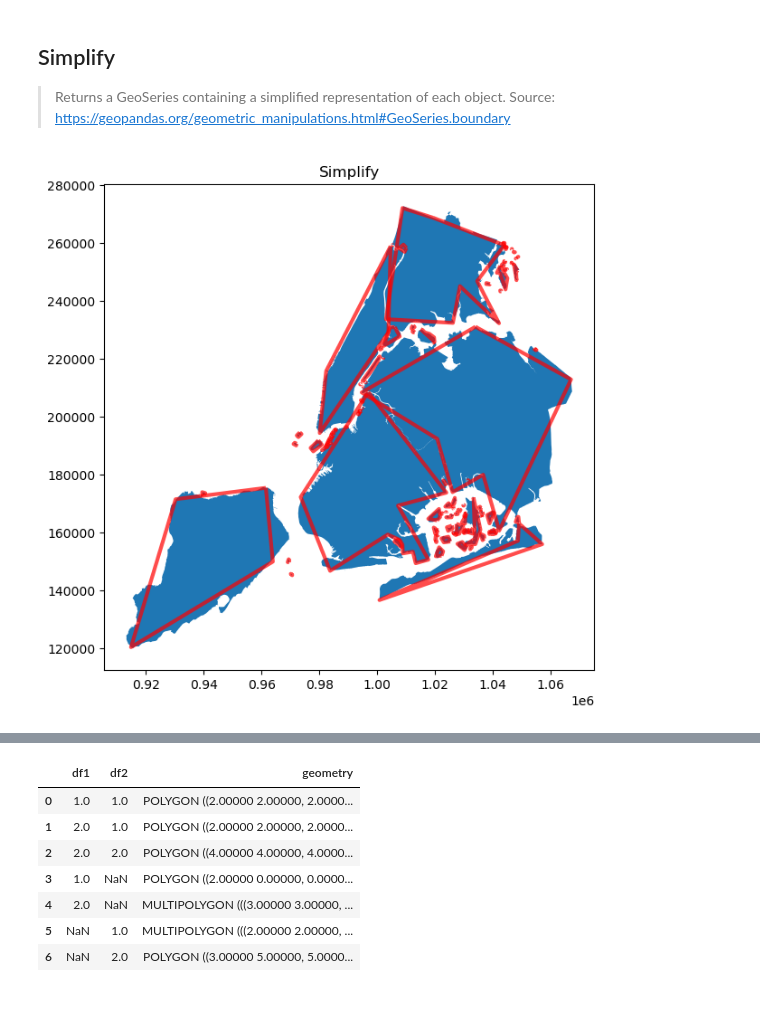
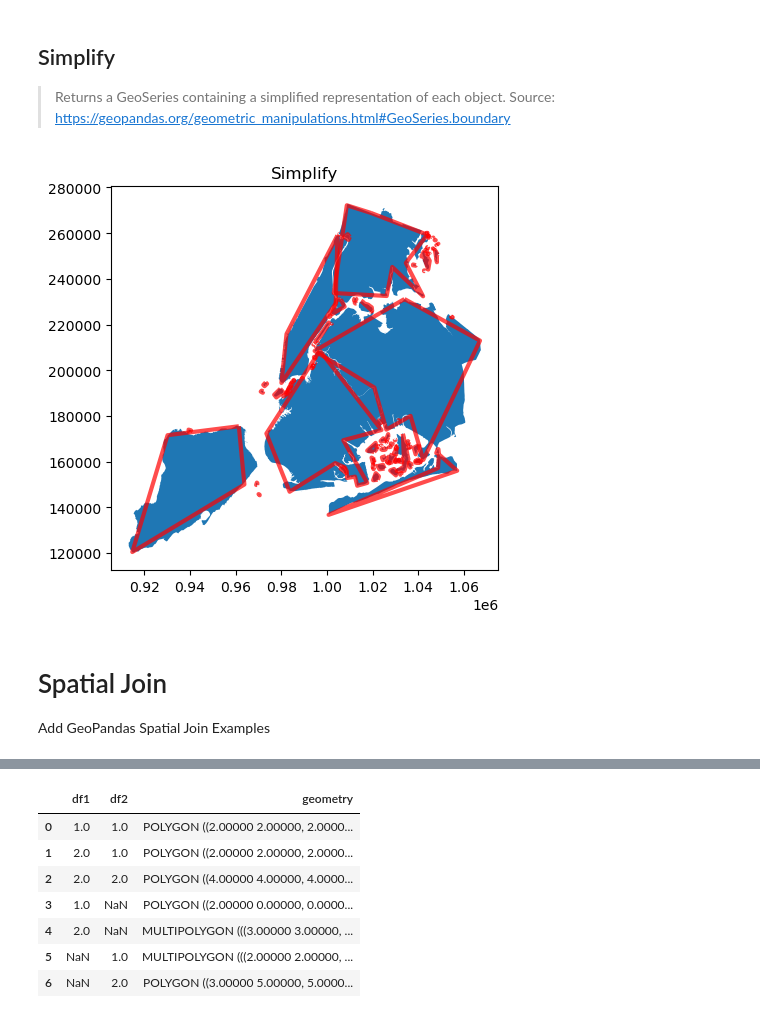
Before and after one commit to nygeog/sdsc, a Jupyter notebook: 2023-foundations-of-geospatial.ipynb, the cells around one changed output, grey strips where cells are left out. Saved outputs shown, nothing was run; the diff lists cells and outputs as text; code cells hidden in the pictures.

```diff
--- a/2023-foundations-of-geospatial.ipynb
+++ b/2023-foundations-of-geospatial.ipynb
@@ -323,27 +464,18 @@ plt.title('Envelope');
 
 > Returns a GeoSeries containing a simplified representation of each object. Source: https://geopandas.org/geometric_manipulations.html#GeoSeries.boundary
 # %%
-fig, ax = plt.subplots(figsize=(7, 7))
+fig, ax = plt.subplots(figsize=(5, 5))
+gdf.plot(ax=ax)
 
-gdf.plot(
-    ax=ax,
-)
-
-gdf.simplify(10000).plot(
-    ax=ax,
-    facecolor="none",
-    alpha=0.7,
-    edgecolor='red',
-    linewidth=3,
-)
-
-# your code here
-# your code here
-# your code here
+gdf.simplify(10000).plot(ax=ax, facecolor="none", alpha=0.7, edgecolor='red',  linewidth=3)
 
 plt.title('Simplify');
 # %% [output]
-[figure, old version]
+[figure, new version]
+# %% [markdown]
+# Spatial Join
+
+Add GeoPandas Spatial Join Examples
 # %% [markdown]
 # Set-Operations with Overlay
 
```
Also changed, not shown: parts of 73 cells of this notebook, 1 other file.
